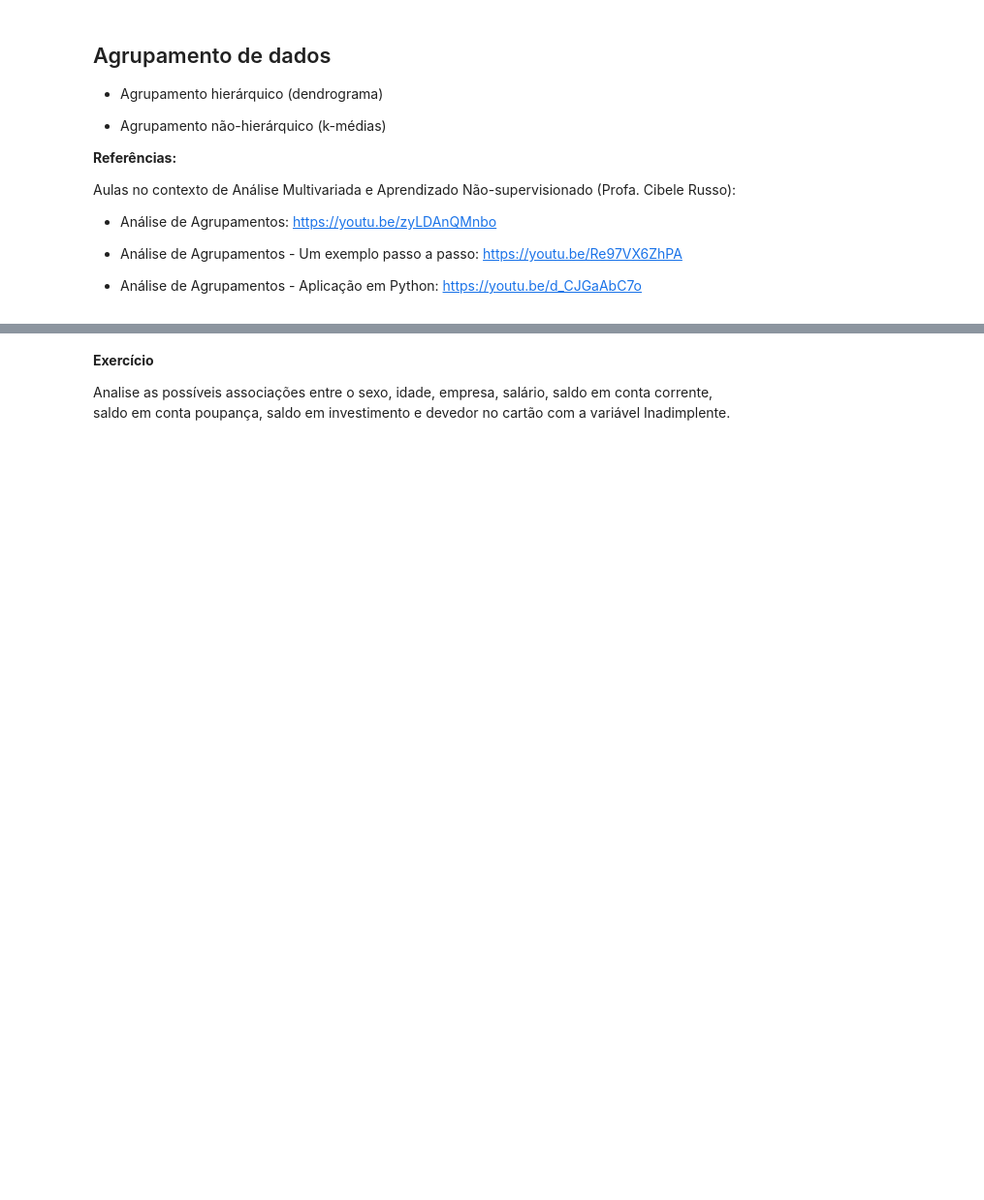
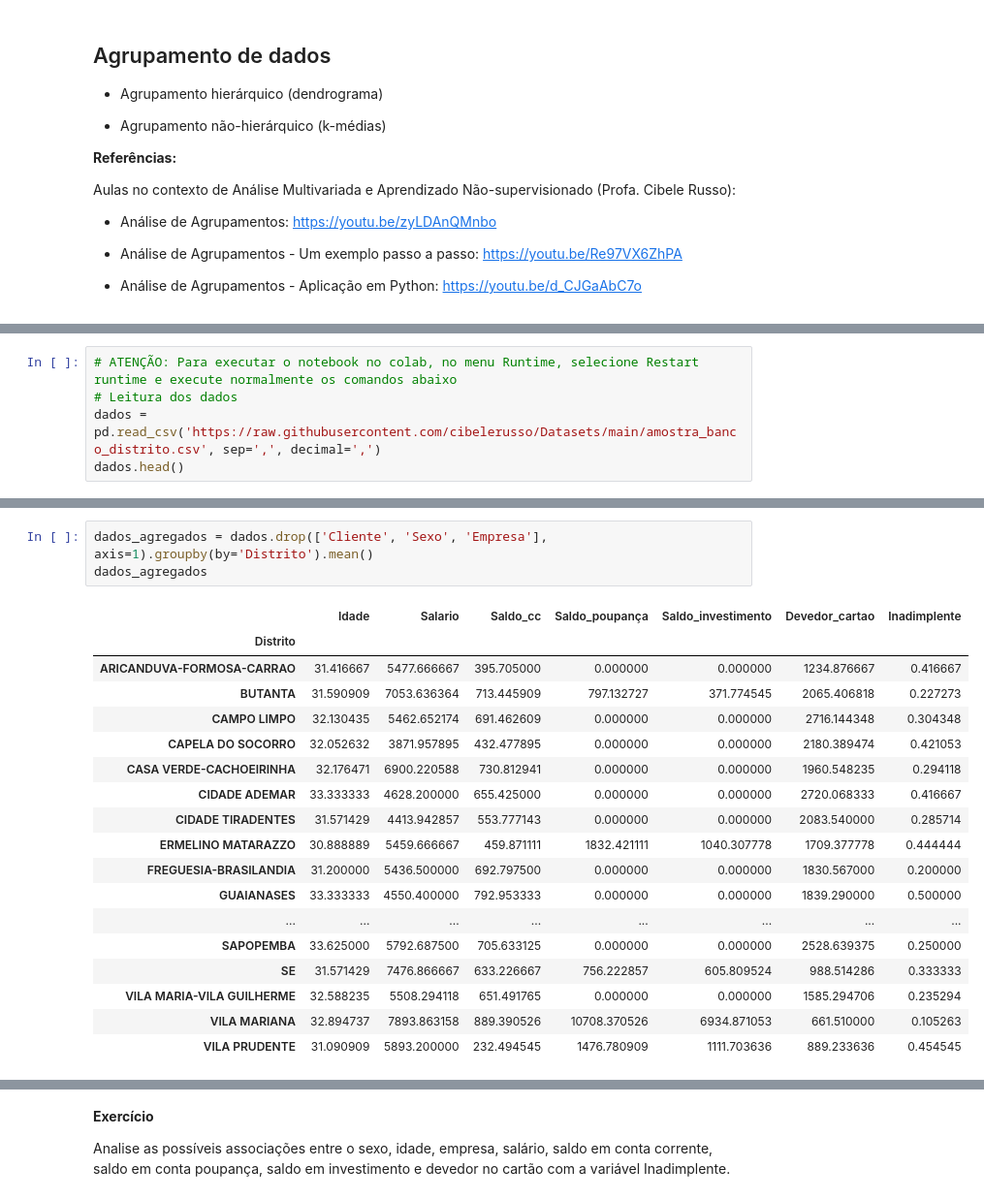
Before and after one commit to cibelerusso/EstatisticaI, a Jupyter notebook: Notebooks/5 AnaliseExploratoriadeDados.ipynb, the cells around one changed output, grey strips where cells are left out. Shown at 97% size. Saved outputs shown, nothing was run; the diff lists cells and outputs as text; blank space fills up the shorter version.

```diff
--- a/Notebooks/5 AnaliseExploratoriadeDados.ipynb
+++ b/Notebooks/5 AnaliseExploratoriadeDados.ipynb
@@ -916,0 +1006,5 @@ Aulas no contexto de Análise Multivariada e Aprendizado Não-supervisionado (Pr
+# %%
+# ATENÇÃO: Para executar o notebook no colab, no menu Runtime, selecione Restart runtime e execute normalmente os comandos abaixo
+# Leitura dos dados
+dados = pd.read_csv('https://raw.githubusercontent.com/cibelerusso/Datasets/main/amostra_banco_distrito.csv', sep=',', decimal=',')
+dados.head()
@@ -916,0 +1034,22 @@ Aulas no contexto de Análise Multivariada e Aprendizado Não-supervisionado (Pr
+# %%
+dados_agregados = dados.drop(['Cliente', 'Sexo', 'Empresa'], axis=1).groupby(by='Distrito').mean()
+dados_agregados
+# %% [output]
+|  | Idade | Salario | Saldo_cc | Saldo_poupança | Saldo_investimento | Devedor_cartao | Inadimplente |
+| Distrito |  |  |  |  |  |  |  |
+| ARICANDUVA-FORMOSA-CARRAO | 31.416667 | 5477.666667 | 395.705000 | 0.000000 | 0.000000 | 1234.876667 | 0.416667 |
+| BUTANTA | 31.590909 | 7053.636364 | 713.445909 | 797.132727 | 371.774545 | 2065.406818 | 0.227273 |
+| CAMPO LIMPO | 32.130435 | 5462.652174 | 691.462609 | 0.000000 | 0.000000 | 2716.144348 | 0.304348 |
+| CAPELA DO SOCORRO | 32.052632 | 3871.957895 | 432.477895 | 0.000000 | 0.000000 | 2180.389474 | 0.421053 |
+| CASA VERDE-CACHOEIRINHA | 32.176471 | 6900.220588 | 730.812941 | 0.000000 | 0.000000 | 1960.548235 | 0.294118 |
+| CIDADE ADEMAR | 33.333333 | 4628.200000 | 655.425000 | 0.000000 | 0.000000 | 2720.068333 | 0.416667 |
+| CIDADE TIRADENTES | 31.571429 | 4413.942857 | 553.777143 | 0.000000 | 0.000000 | 2083.540000 | 0.285714 |
+| ERMELINO MATARAZZO | 30.888889 | 5459.666667 | 459.871111 | 1832.421111 | 1040.307778 | 1709.377778 | 0.444444 |
+| FREGUESIA-BRASILANDIA | 31.200000 | 5436.500000 | 692.797500 | 0.000000 | 0.000000 | 1830.567000 | 0.200000 |
+| GUAIANASES | 33.333333 | 4550.400000 | 792.953333 | 0.000000 | 0.000000 | 1839.290000 | 0.500000 |
+| ... | ... | ... | ... | ... | ... | ... | ... |
+| SAPOPEMBA | 33.625000 | 5792.687500 | 705.633125 | 0.000000 | 0.000000 | 2528.639375 | 0.250000 |
+| SE | 31.571429 | 7476.866667 | 633.226667 | 756.222857 | 605.809524 | 988.514286 | 0.333333 |
+| VILA MARIA-VILA GUILHERME | 32.588235 | 5508.294118 | 651.491765 | 0.000000 | 0.000000 | 1585.294706 | 0.235294 |
+| VILA MARIANA | 32.894737 | 7893.863158 | 889.390526 | 10708.370526 | 6934.871053 | 661.510000 | 0.105263 |
+| VILA PRUDENTE | 31.090909 | 5893.200000 | 232.494545 | 1476.780909 | 1111.703636 | 889.233636 | 0.454545 |
```
Also changed, not shown: parts of 34 cells of this notebook.
